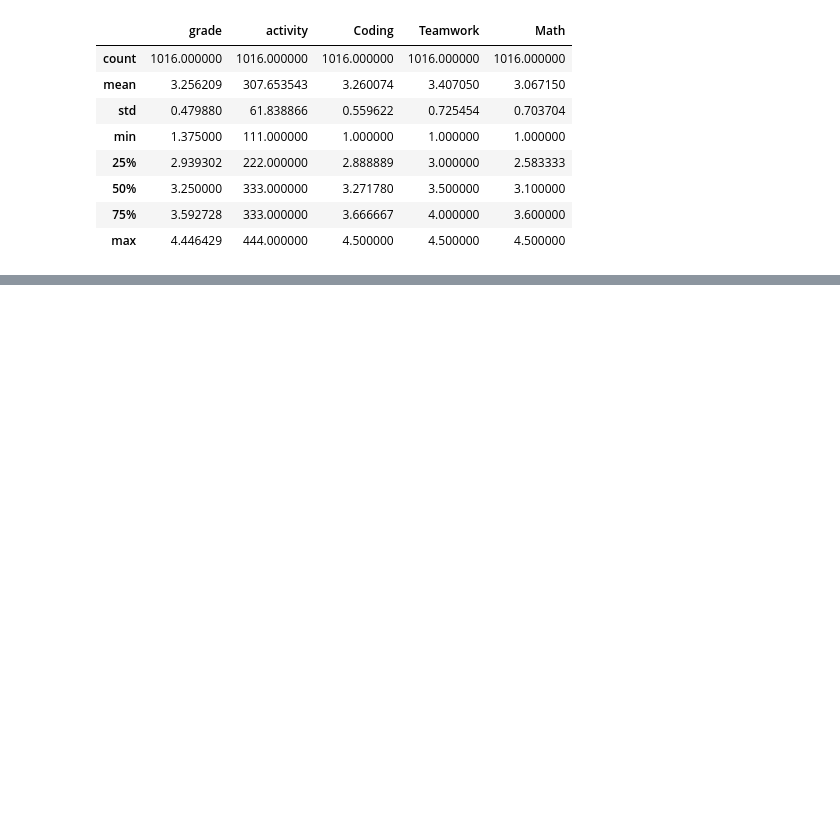
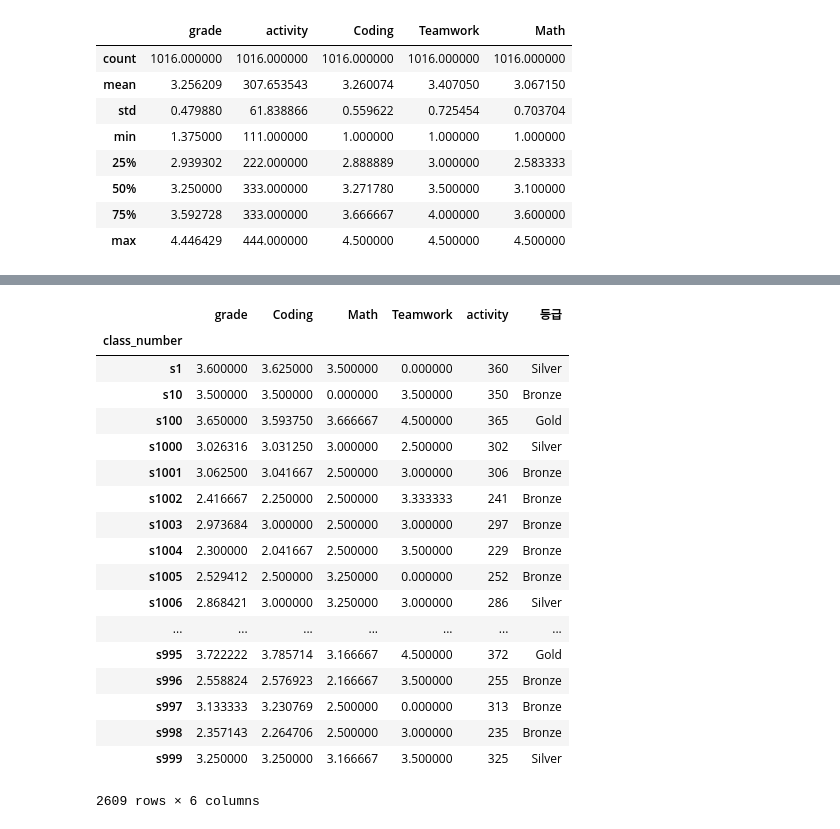
Before and after one commit to kms1837/capstone_4, a Jupyter notebook: Machine Learning/Machine Learning.ipynb, the cells around one changed output, grey strips where cells are left out. Drawn from its saved outputs; the diff is of its cells as text; code cells hidden in the pictures; blank space fills up the shorter version.

```diff
--- a/Machine Learning/Machine Learning.ipynb
+++ b/Machine Learning/Machine Learning.ipynb
@@ -341,0 +411,20 @@ print(y_new_predict)
+# %%
+x_new = df_1
+x_new_scaled = (x_new - df_x.mean())/df_x.std()
+y_new_predict = knn_final.predict(x_new_scaled)
+k=0
+#df_1['등급'] = 'A'
+for i in y_new_predict:
+    if i == 6 :
+        print('Bronze')
+    elif i == 1 :
+        print('Challenger')
+    elif i == 5 :
+        print('Silver')
+    elif i == 4 :
+        print('Gold')
+    elif i == 3 :
+        print('Platinum')
+    elif i == 2 :
+        print('Dia')
+    k=k+1
@@ -341,0 +449,41 @@ print(y_new_predict)
+# %%
+data = {'등급' : y_new_predict}
+frame = DataFrame(data, index=df_1.index)
+# %%
+df_1 = pd.concat([df_1, frame], axis=1)
+# %%
+for i in df_1.index :
+    if df_1.loc[i,'등급'] == 6 :
+        df_1.loc[i,'등급'] = 'Bronze'
+    elif df_1.loc[i,'등급'] == 5 :
+        df_1.loc[i,'등급'] = 'Silver'
+    elif df_1.loc[i,'등급'] == 4 :
+        df_1.loc[i,'등급'] = 'Gold'
+    elif df_1.loc[i,'등급'] == 3 :
+        df_1.loc[i,'등급'] = 'Platinum'
+    elif df_1.loc[i,'등급'] == 2 :
+        df_1.loc[i,'등급'] = 'Dia'
+    elif df_1.loc[i,'등급'] == 1 :
+        df_1.loc[i,'등급'] = 'Challenger'
+# %%
+df_1
+# %% [output]
+|  | grade | Coding | Math | Teamwork | activity | 등급 |
+| class_number |  |  |  |  |  |  |
+| s1 | 3.600000 | 3.625000 | 3.500000 | 0.000000 | 360 | Silver |
+| s10 | 3.500000 | 3.500000 | 0.000000 | 3.500000 | 350 | Bronze |
+| s100 | 3.650000 | 3.593750 | 3.666667 | 4.500000 | 365 | Gold |
+| s1000 | 3.026316 | 3.031250 | 3.000000 | 2.500000 | 302 | Silver |
+| s1001 | 3.062500 | 3.041667 | 2.500000 | 3.000000 | 306 | Bronze |
+| s1002 | 2.416667 | 2.250000 | 2.500000 | 3.333333 | 241 | Bronze |
+| s1003 | 2.973684 | 3.000000 | 2.500000 | 3.000000 | 297 | Bronze |
+| s1004 | 2.300000 | 2.041667 | 2.500000 | 3.500000 | 229 | Bronze |
+| s1005 | 2.529412 | 2.500000 | 3.250000 | 0.000000 | 252 | Bronze |
+| s1006 | 2.868421 | 3.000000 | 3.250000 | 3.000000 | 286 | Silver |
+| ... | ... | ... | ... | ... | ... | ... |
+| s995 | 3.722222 | 3.785714 | 3.166667 | 4.500000 | 372 | Gold |
+| s996 | 2.558824 | 2.576923 | 2.166667 | 3.500000 | 255 | Bronze |
+| s997 | 3.133333 | 3.230769 | 2.500000 | 0.000000 | 313 | Bronze |
+| s998 | 2.357143 | 2.264706 | 2.500000 | 3.000000 | 235 | Bronze |
+| s999 | 3.250000 | 3.250000 | 3.166667 | 3.500000 | 325 | Silver |
+2609 rows × 6 columns
```
Also changed, not shown: parts of 36 cells of this notebook, 6 other files.
